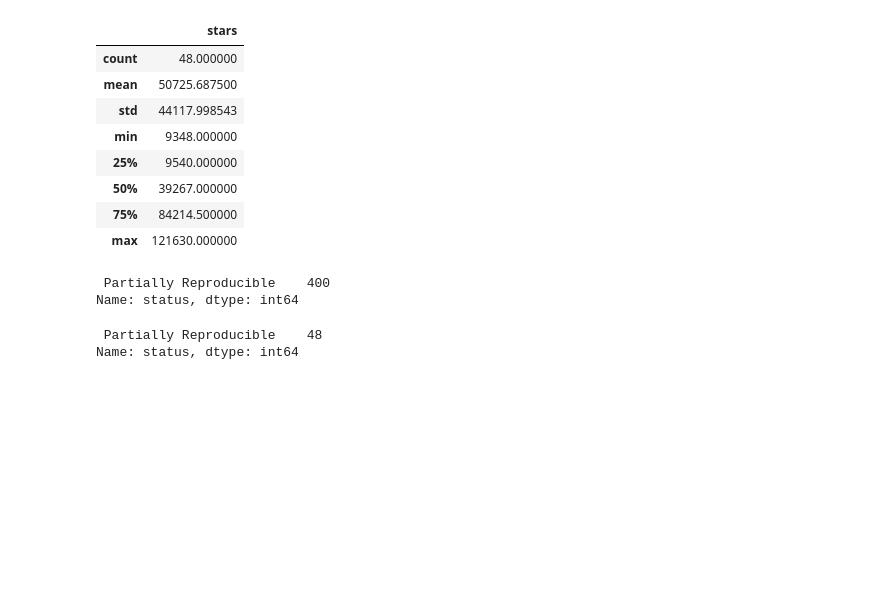
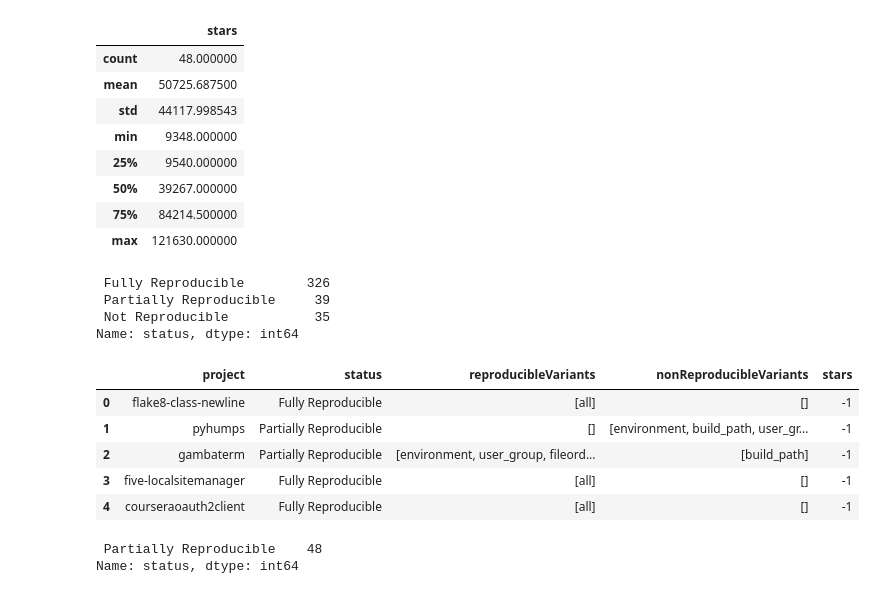
Before and after one commit to DEVSOG12/mavenRepoTest, a Jupyter notebook: analyzingData/index.ipynb, the cells around one changed output. Cells and saved outputs as stored; diff of their text form; code cells hidden in the pictures; blank space fills up the shorter version.

```diff
--- a/analyzingData/index.ipynb
+++ b/analyzingData/index.ipynb
@@ -131,11 +131,33 @@ dataframe.columns = dataframe.columns.str.replace(' ', '')
 dataframe2.columns = dataframe2.columns.str.replace(' ', '')
 dataframeS.columns = dataframeS.columns.str.replace(' ', '')
 goDataframe.columns = goDataframe.columns.str.replace(' ', '')
+# %%
+# Fix the status column in the dataframe. For Pypi. ifen(reproducibleVariants) == 0 then status = 'Not Reproducible' else if len(reproducibleVariants) > 0 then status = 'Partially Reproducible'
+dataframe['nonReproducibleVariants'] = dataframe['nonReproducibleVariants'].apply(lambda x: x.strip().replace('[', '').replace(']', '').replace("'", '').split(';'))
+dataframe['reproducibleVariants'] = dataframe['reproducibleVariants'].apply(lambda x: x.strip().replace('[', '').replace(']', '').replace("'", '').split(';'))
+
+
+
+# print len(reproducibleVariants) and len(nonReproducibleVariants)
+# dataframe['status'] = dataframe.apply(lambda x: 'Fully Reproducible' if x['reproducibleVariants'][0] == 'all' else 'Not Reproducible' if len(x['reproducibleVariants']) == 0 else 'Partially Reproducible' , axis=1)
+
+# dataframe['status'] = dataframe.apply(lambda x: 'Not Reproducible' if len(x['reproducibleVariants']) == 0 else 'Partially Reproducible' if len(x['reproducibleVariants']) > 0 else 'Fully Reproducible', axis=1)
 # %%
 dataframe['status'].value_counts()
 # %% [output]
- Partially Reproducible    400
+ Fully Reproducible        326
+ Partially Reproducible     39
+ Not Reproducible           35
 Name: status, dtype: int64
+# %%
+dataframe.head()
+# %% [output]
+|  | project | status | reproducibleVariants | nonReproducibleVariants | stars |
+| 0 | flake8-class-newline | Fully Reproducible | [all] | [] | -1 |
+| 1 | pyhumps | Partially Reproducible | [] | [environment, build_path, user_gr... | -1 |
+| 2 | gambaterm | Partially Reproducible | [environment, user_group, fileord... | [build_path] | -1 |
+| 3 | five-localsitemanager | Fully Reproducible | [all] | [] | -1 |
+| 4 | courseraoauth2client | Fully Reproducible | [all] | [] | -1 |
 # %%
 dataframeS['status'].value_counts()
 # %% [output]
```
Also changed, not shown: parts of 4 cells of this notebook, 7 other files.
